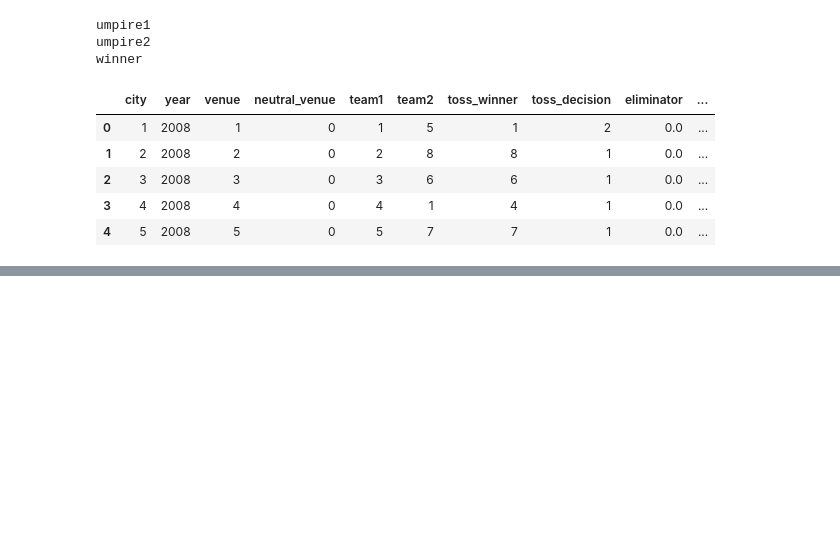
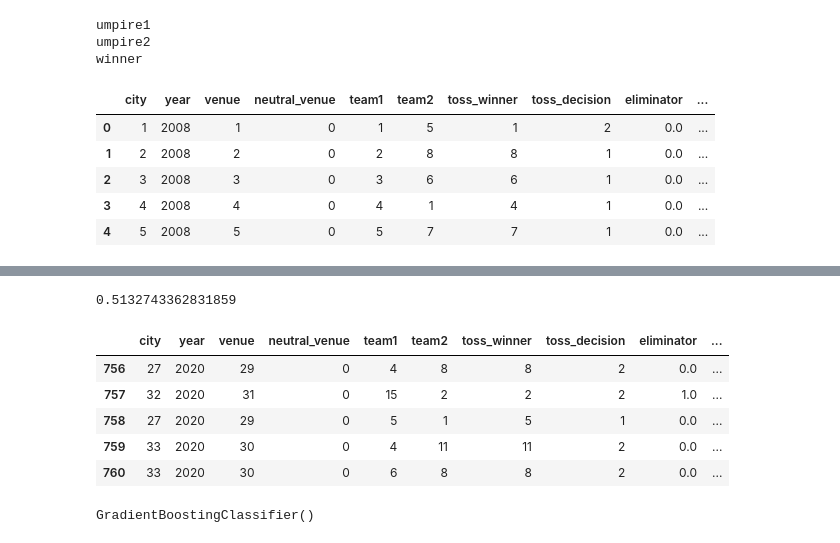
Before and after one commit to SharanDHONI/Kaggle-IPL-analysis, a Jupyter notebook: Match Results/Machine Learning.ipynb, the cells around one changed output, grey strips where cells are left out. Drawn from its saved outputs; the diff is of its cells as text; code cells hidden in the pictures; blank space fills up the shorter version.

```diff
--- a/Match Results/Machine Learning.ipynb
+++ b/Match Results/Machine Learning.ipynb
@@ -174,0 +206,2 @@ ml.head()
+# %%
+ml.dropna(inplace=True,axis=0)
@@ -174,0 +216,2 @@ ml.head()
+# %%
+test = ml.loc[ml.year == 2020]
@@ -177,0 +517,13 @@ y = ml.winner
+# %%
+accuracy_score(ytest,preds.voting)
+# %% [output]
+0.5132743362831859
+# %%
+test.head()
+# %% [output]
+|  | city | year | venue | neutral_venue | team1 | team2 | toss_winner | toss_decision | eliminator | ... |
+| 756 | 27 | 2020 | 29 | 0 | 4 | 8 | 8 | 2 | 0.0 | ... |
+| 757 | 32 | 2020 | 31 | 0 | 15 | 2 | 2 | 2 | 1.0 | ... |
+| 758 | 27 | 2020 | 29 | 0 | 5 | 1 | 5 | 1 | 0.0 | ... |
+| 759 | 33 | 2020 | 30 | 0 | 4 | 11 | 11 | 2 | 0.0 | ... |
+| 760 | 33 | 2020 | 30 | 0 | 6 | 8 | 8 | 2 | 0.0 | ... |
@@ -177,0 +534,4 @@ y = ml.winner
+# %%
+gb.fit(x,y)
+# %% [output]
+GradientBoostingClassifier()
```
Also changed, not shown: parts of 27 cells of this notebook.
